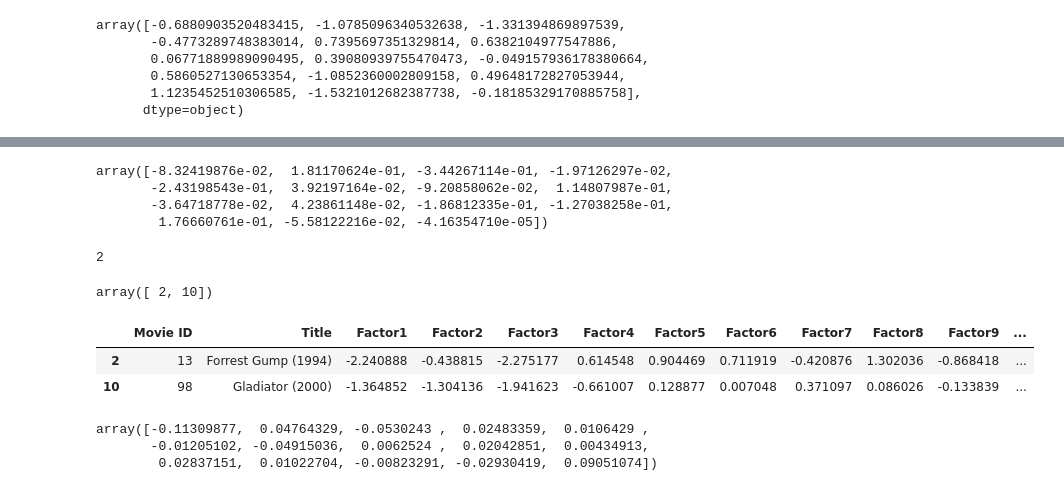
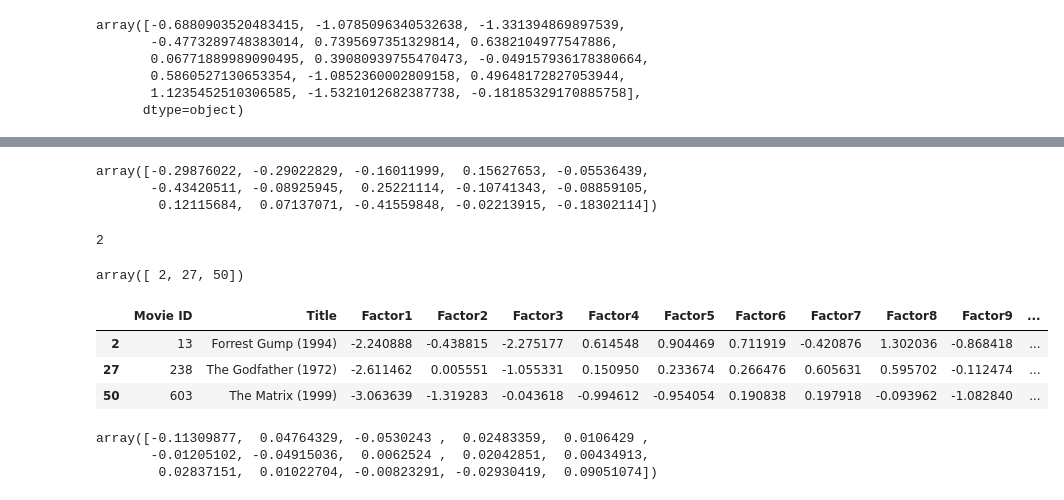
Before and after one commit to prawizard/CE888_Repo, a Jupyter notebook: Lab_4/my_recommender.ipynb, the cells around one changed output, grey strips where cells are left out. Drawn from its saved outputs; the diff is of its cells as text; code cells hidden in the pictures.

```diff
--- a/Lab_4/my_recommender.ipynb
+++ b/Lab_4/my_recommender.ipynb
@@ -322,13 +336,12 @@ round(quiz_pred, 2)
 # %%
-u_2067=quiz_users.loc[quiz_users['User']==2067]
+u_2067=quiz_users.loc[quiz_users['User']==4433]
 u_2067=u_2067.values.squeeze()
 u_2067=u_2067[1:]
 u_2067
 # %% [output]
-array([-8.32419876e-02,  1.81170624e-01, -3.44267114e-01, -1.97126297e-02,
-       -2.43198543e-01,  3.92197164e-02, -9.20858062e-02,  1.14807987e-01,
-       -3.64718778e-02,  4.23861148e-02, -1.86812335e-01, -1.27038258e-01,
-        1.76660761e-01, -5.58122216e-02, -4.16354710e-05])
+array([-0.29876022, -0.29022829, -0.16011999,  0.15627653, -0.05536439,
+       -0.43420511, -0.08925945,  0.25221114, -0.10741343, -0.08859105,
+        0.12115684,  0.07137071, -0.41559848, -0.02213915, -0.18302114])
 # %%
 all_item_factors=quiz_items.values[:, 2:]
 # %%
@@ -338,15 +351,16 @@ np.argmax(quiz_ratings)
 # %% [output]
 2
 # %%
-np.argsort(quiz_ratings)[::-1][:2]
+np.argsort(quiz_ratings)[::-1][:3]
 # %% [output]
-array([ 2, 10])
+array([ 2, 27, 50])
 # %%
-quiz_items.loc[np.argsort(quiz_ratings)[::-1][:2], :]
+quiz_items.loc[np.argsort(quiz_ratings)[::-1][:3], :]
 # %% [output]
 |  | Movie ID | Title | Factor1 | Factor2 | Factor3 | Factor4 | Factor5 | Factor6 | Factor7 | Factor8 | Factor9 | ... |
 | 2 | 13 | Forrest Gump (1994) | -2.240888 | -0.438815 | -2.275177 | 0.614548 | 0.904469 | 0.711919 | -0.420876 | 1.302036 | -0.868418 | ... |
-| 10 | 98 | Gladiator (2000) | -1.364852 | -1.304136 | -1.941623 | -0.661007 | 0.128877 | 0.007048 | 0.371097 | 0.086026 | -0.133839 | ... |
+| 27 | 238 | The Godfather (1972) | -2.611462 | 0.005551 | -1.055331 | 0.150950 | 0.233674 | 0.266476 | 0.605631 | 0.595702 | -0.112474 | ... |
+| 50 | 603 | The Matrix (1999) | -3.063639 | -1.319283 | -0.043618 | -0.994612 | -0.954054 | 0.190838 | 0.197918 | -0.093962 | -1.082840 | ... |
 # %%
 u_4940=quiz_users.loc[quiz_users['User']==4940]
 u_4940=u_4940.values.squeeze()
```
Also changed, not shown: parts of 19 cells of this notebook.
